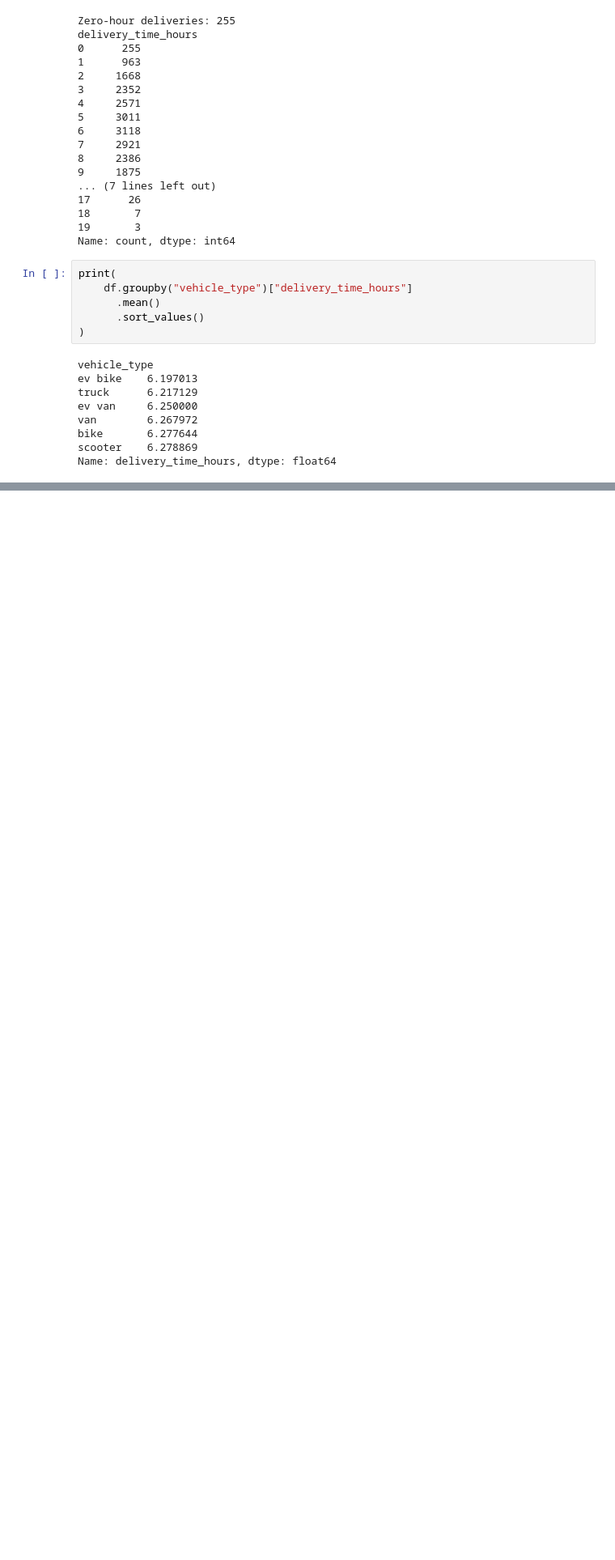
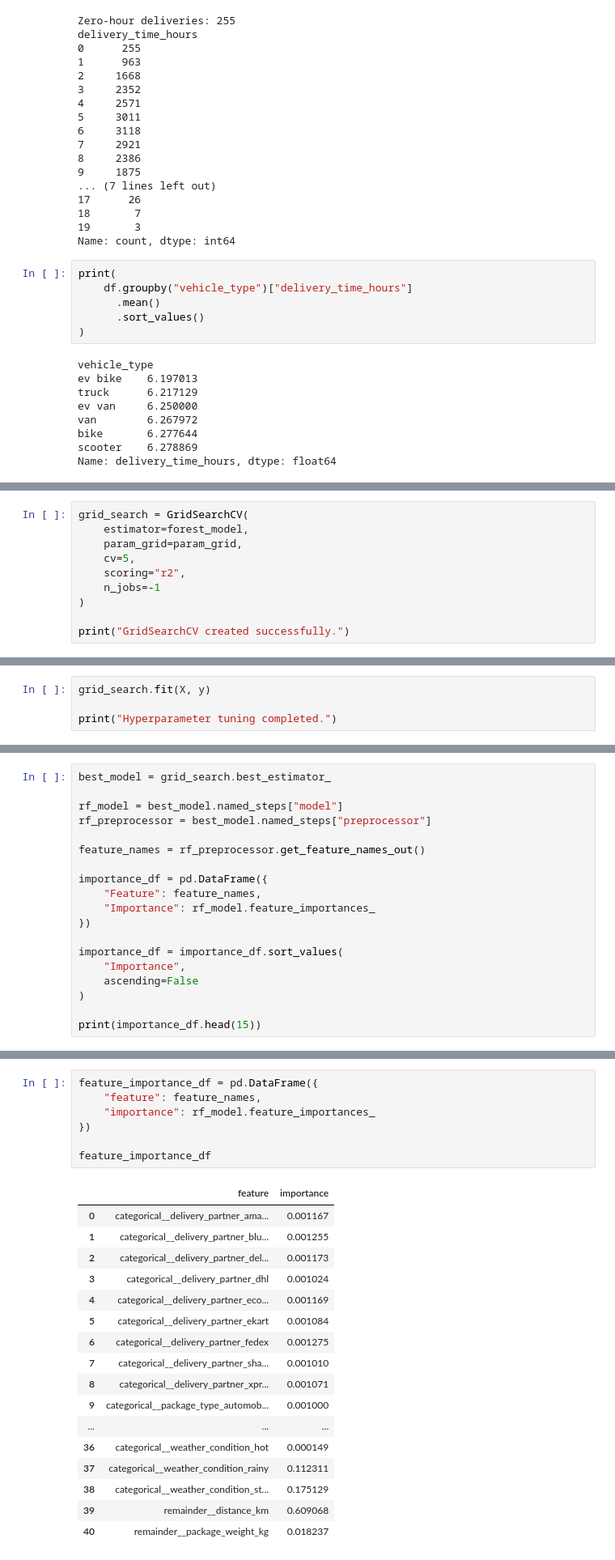
Before and after one commit to hamsa-nk/logistics-data-analysis, a Jupyter notebook: Week4.ipynb, the cells around one changed output, grey strips where cells are left out. Shown at 81% size. Cells and saved outputs as stored; diff of their text form; blank space fills up the shorter version.

```diff
--- a/Week4.ipynb
+++ b/Week4.ipynb
@@ -148,0 +587,10 @@ Name: delivery_time_hours, dtype: float64
+# %%
+grid_search = GridSearchCV(
+    estimator=forest_model,
+    param_grid=param_grid,
+    cv=5,
+    scoring="r2",
+    n_jobs=-1
+)
+
+print("GridSearchCV created successfully.")
@@ -148,0 +599,4 @@ Name: delivery_time_hours, dtype: float64
+# %%
+grid_search.fit(X, y)
+
+print("Hyperparameter tuning completed.")
@@ -148,0 +762,19 @@ Name: delivery_time_hours, dtype: float64
+# %%
+best_model = grid_search.best_estimator_
+
+rf_model = best_model.named_steps["model"]
+rf_preprocessor = best_model.named_steps["preprocessor"]
+
+feature_names = rf_preprocessor.get_feature_names_out()
+
+importance_df = pd.DataFrame({
+    "Feature": feature_names,
+    "Importance": rf_model.feature_importances_
+})
+
+importance_df = importance_df.sort_values(
+    "Importance",
+    ascending=False
+)
+
+print(importance_df.head(15))
@@ -148,0 +1002,25 @@ Name: delivery_time_hours, dtype: float64
+# %%
+feature_importance_df = pd.DataFrame({
+    "feature": feature_names,
+    "importance": rf_model.feature_importances_
+})
+
+feature_importance_df
+# %% [output]
+|  | feature | importance |
+| 0 | categorical__delivery_partner_ama... | 0.001167 |
+| 1 | categorical__delivery_partner_blu... | 0.001255 |
+| 2 | categorical__delivery_partner_del... | 0.001173 |
+| 3 | categorical__delivery_partner_dhl | 0.001024 |
+| 4 | categorical__delivery_partner_eco... | 0.001169 |
+| 5 | categorical__delivery_partner_ekart | 0.001084 |
+| 6 | categorical__delivery_partner_fedex | 0.001275 |
+| 7 | categorical__delivery_partner_sha... | 0.001010 |
+| 8 | categorical__delivery_partner_xpr... | 0.001071 |
+| 9 | categorical__package_type_automob... | 0.001000 |
+| ... | ... | ... |
+| 36 | categorical__weather_condition_hot | 0.000149 |
+| 37 | categorical__weather_condition_rainy | 0.112311 |
+| 38 | categorical__weather_condition_st... | 0.175129 |
+| 39 | remainder__distance_km | 0.609068 |
+| 40 | remainder__package_weight_kg | 0.018237 |
```
Also changed, not shown: parts of 52 cells of this notebook.
